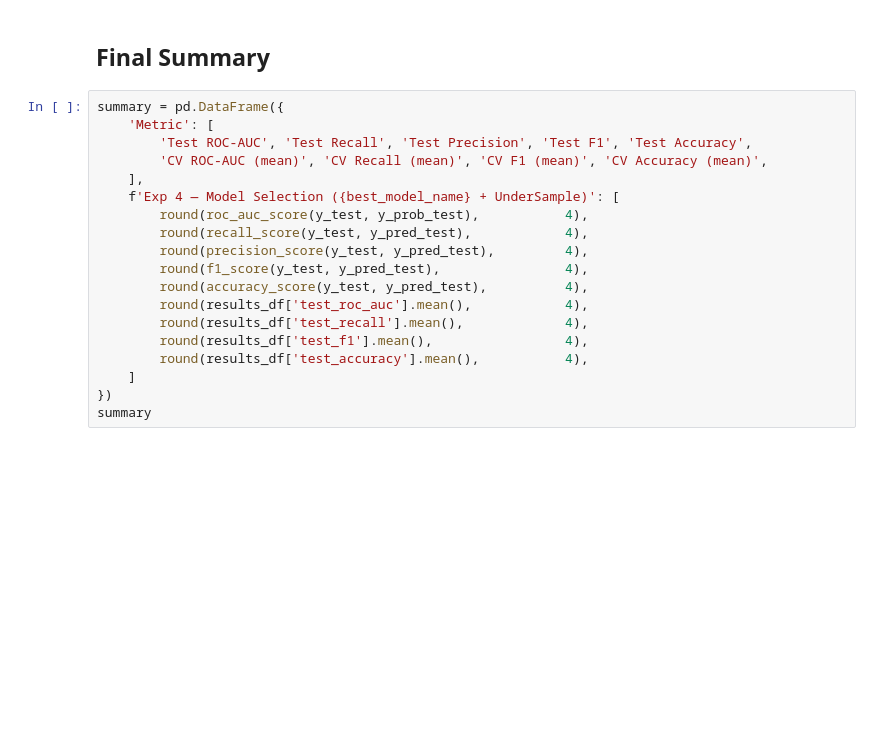
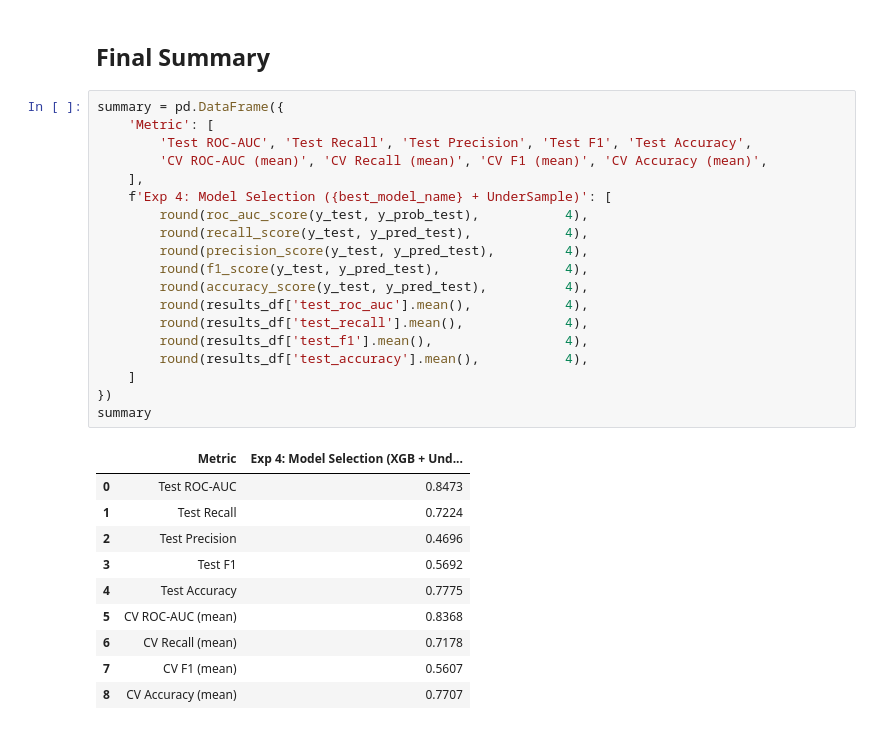
Before and after one commit to Ankitkumar1141/Churn-modelling, a Jupyter notebook: notebooks/model_selection.ipynb, the cells around one changed output. Drawn from its saved outputs; the diff is of its cells as text; blank space fills up the shorter version.

Commit message:
Add Model selection

```diff
--- a/notebooks/model_selection.ipynb
+++ b/notebooks/model_selection.ipynb
@@ -463,22 +663,33 @@ except Exception as e:
 # %%
 summary = pd.DataFrame({
     'Metric': [
         'Test ROC-AUC', 'Test Recall', 'Test Precision', 'Test F1', 'Test Accuracy',
         'CV ROC-AUC (mean)', 'CV Recall (mean)', 'CV F1 (mean)', 'CV Accuracy (mean)',
     ],
-    f'Exp 4 — Model Selection ({best_model_name} + UnderSample)': [
+    f'Exp 4: Model Selection ({best_model_name} + UnderSample)': [
         round(roc_auc_score(y_test, y_prob_test),           4),
         round(recall_score(y_test, y_pred_test),            4),
         round(precision_score(y_test, y_pred_test),         4),
         round(f1_score(y_test, y_pred_test),                4),
         round(accuracy_score(y_test, y_pred_test),          4),
         round(results_df['test_roc_auc'].mean(),            4),
         round(results_df['test_recall'].mean(),             4),
         round(results_df['test_f1'].mean(),                 4),
         round(results_df['test_accuracy'].mean(),           4),
     ]
 })
 summary
+# %% [output]
+|  | Metric | Exp 4: Model Selection (XGB + Und... |
+| 0 | Test ROC-AUC | 0.8473 |
+| 1 | Test Recall | 0.7224 |
+| 2 | Test Precision | 0.4696 |
+| 3 | Test F1 | 0.5692 |
+| 4 | Test Accuracy | 0.7775 |
+| 5 | CV ROC-AUC (mean) | 0.8368 |
+| 6 | CV Recall (mean) | 0.7178 |
+| 7 | CV F1 (mean) | 0.5607 |
+| 8 | CV Accuracy (mean) | 0.7707 |
 # %%
 print(f'>>> Best model: {best_model_name}  |  Optuna best ROC-AUC: {study.best_value:.4f}')
 print('>>> Average ROC-AUC per model family (ranked):')
```
Also changed, not shown: parts of 39 cells of this notebook.
